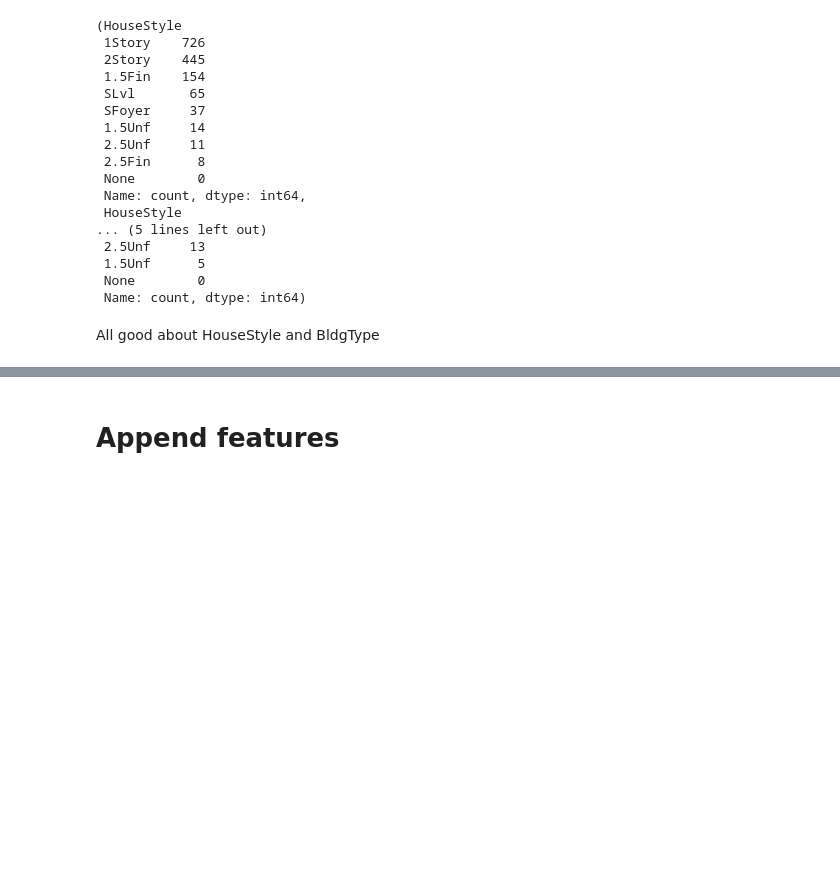
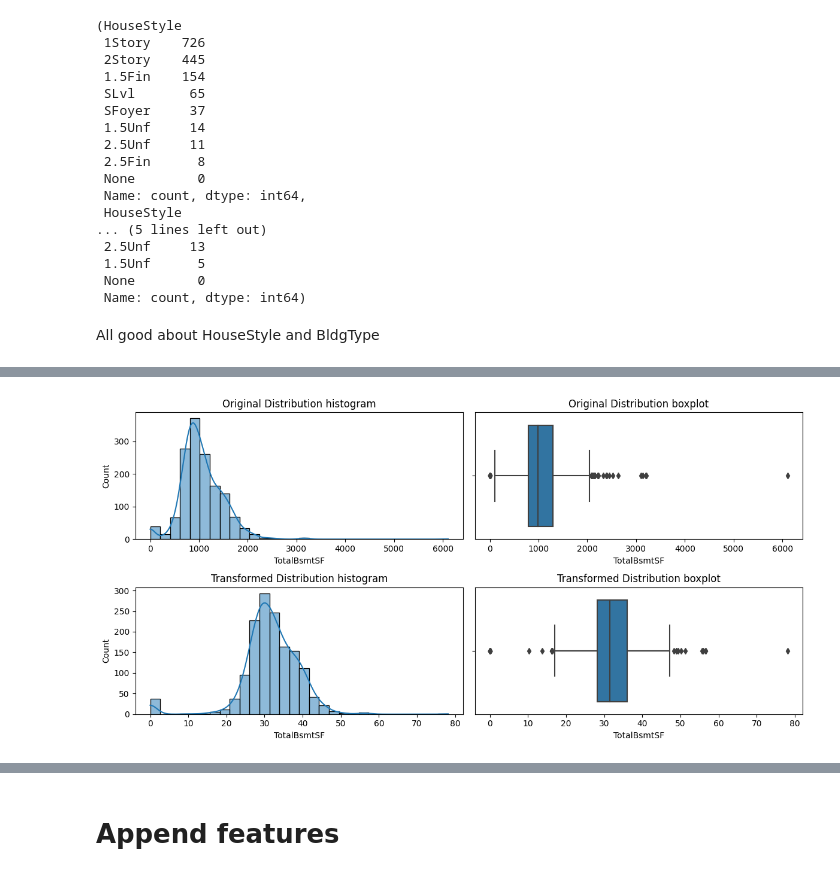
Before and after one commit to abhivij/housing_price_prediction, a Jupyter notebook: housing-price-prediction-part-2-exploratory.ipynb, the cells around one changed output, grey strips where cells are left out. Saved outputs shown, nothing was run; the diff lists cells and outputs as text; code cells hidden in the pictures; blank space fills up the shorter version.

```diff
--- a/housing-price-prediction-part-2-exploratory.ipynb
+++ b/housing-price-prediction-part-2-exploratory.ipynb
@@ -1101,0 +1230,4 @@ ordinal_categorical_cols = remove_columns_from_list(ordered_levels.keys(), featu
+# %%
+compare_distribution_skew(X, "TotalBsmtSF", np.sqrt)
+# %% [output]
+[figure, added]
```
Also changed, not shown: parts of 25 cells of this notebook.
